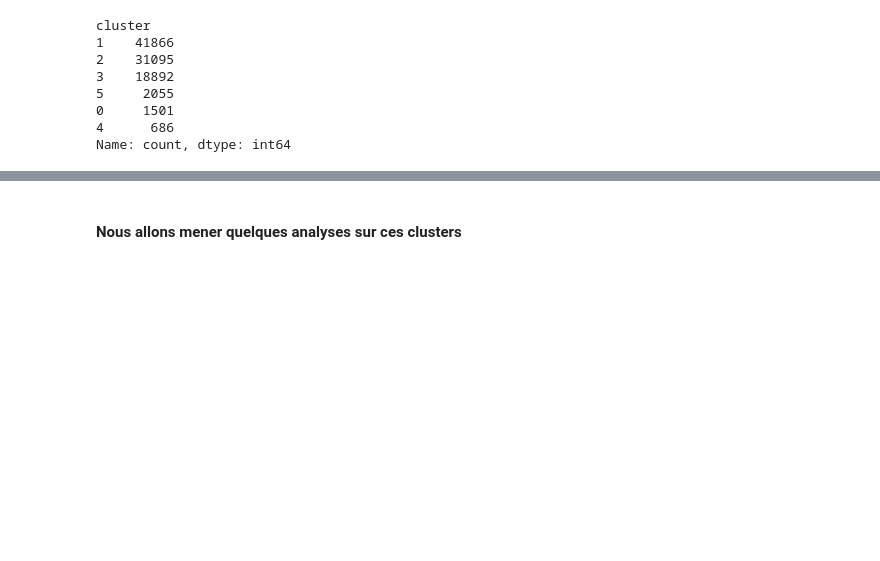
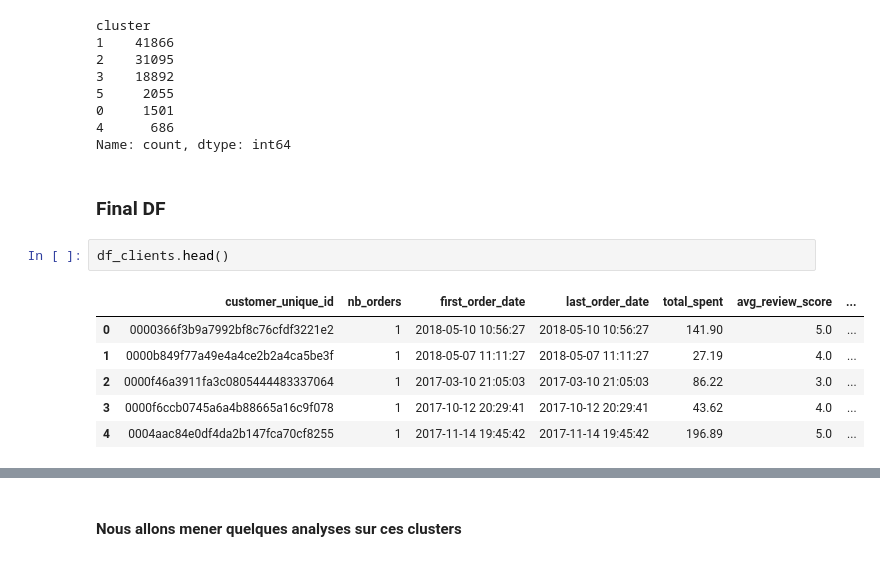
Before and after one commit to TheoChastrePradat/OC_DataScientist_P5, a Jupyter notebook: Projet_5/Script/segmentation_client.ipynb, the cells around one changed output, grey strips where cells are left out. Cells and saved outputs as stored; diff of their text form; blank space fills up the shorter version.

```diff
--- a/Projet_5/Script/segmentation_client.ipynb
+++ b/Projet_5/Script/segmentation_client.ipynb
@@ -408,3 +409,14 @@ cluster
 0     1501
 4      686
 Name: count, dtype: int64
+# %% [markdown]
+### Final DF
+# %%
+df_clients.head()
+# %% [output]
+|  | customer_unique_id | nb_orders | first_order_date | last_order_date | total_spent | avg_review_score | ... |
+| 0 | 0000366f3b9a7992bf8c76cfdf3221e2 | 1 | 2018-05-10 10:56:27 | 2018-05-10 10:56:27 | 141.90 | 5.0 | ... |
+| 1 | 0000b849f77a49e4a4ce2b2a4ca5be3f | 1 | 2018-05-07 11:11:27 | 2018-05-07 11:11:27 | 27.19 | 4.0 | ... |
+| 2 | 0000f46a3911fa3c0805444483337064 | 1 | 2017-03-10 21:05:03 | 2017-03-10 21:05:03 | 86.22 | 3.0 | ... |
+| 3 | 0000f6ccb0745a6a4b88665a16c9f078 | 1 | 2017-10-12 20:29:41 | 2017-10-12 20:29:41 | 43.62 | 4.0 | ... |
+| 4 | 0004aac84e0df4da2b147fca70cf8255 | 1 | 2017-11-14 19:45:42 | 2017-11-14 19:45:42 | 196.89 | 5.0 | ... |
```
Also changed, not shown: parts of 14 cells of this notebook.
